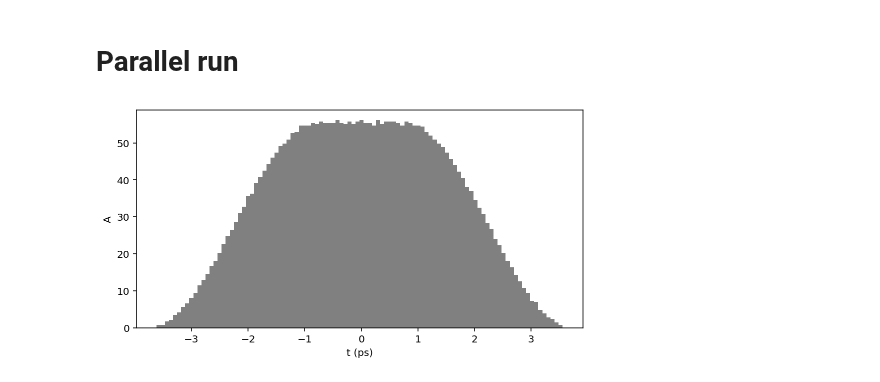
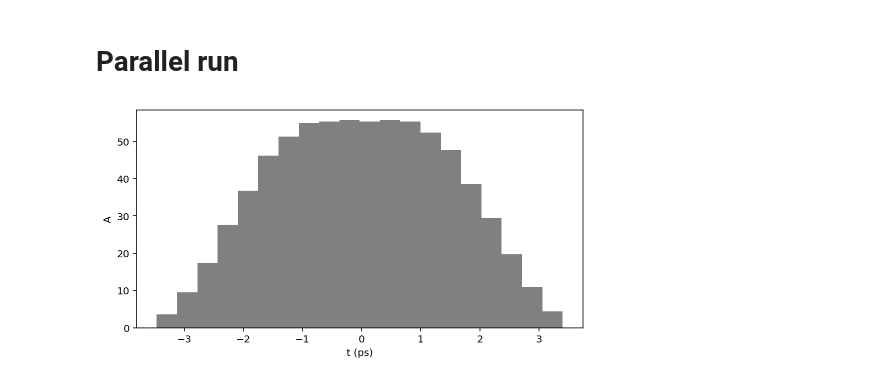
Before and after one commit to slaclab/lcls-lattice, a Jupyter notebook: impact/models/cu_inj/impact_cu_inj.ipynb, the cells around one changed output. Cells and saved outputs as stored; diff of their text form; code cells hidden in the pictures.

```diff
--- a/impact/models/cu_inj/impact_cu_inj.ipynb
+++ b/impact/models/cu_inj/impact_cu_inj.ipynb
@@ -103,9 +40,9 @@ plt.plot(I.stat('mean_z'), I.stat('mean_kinetic_energy')/1e6 + 0.511)
 # Parallel run
 # %%
 G = Generator(gfile)
-G['n_particle'] = 10000
+G['n_particle'] = 2000
 G.run()
 P0 = G.particles
 P0.plot('t')
 # %% [output]
-[figure, old version]
+[figure, new version]
```
Also changed, not shown: parts of 14 cells of this notebook, 2 other files.
